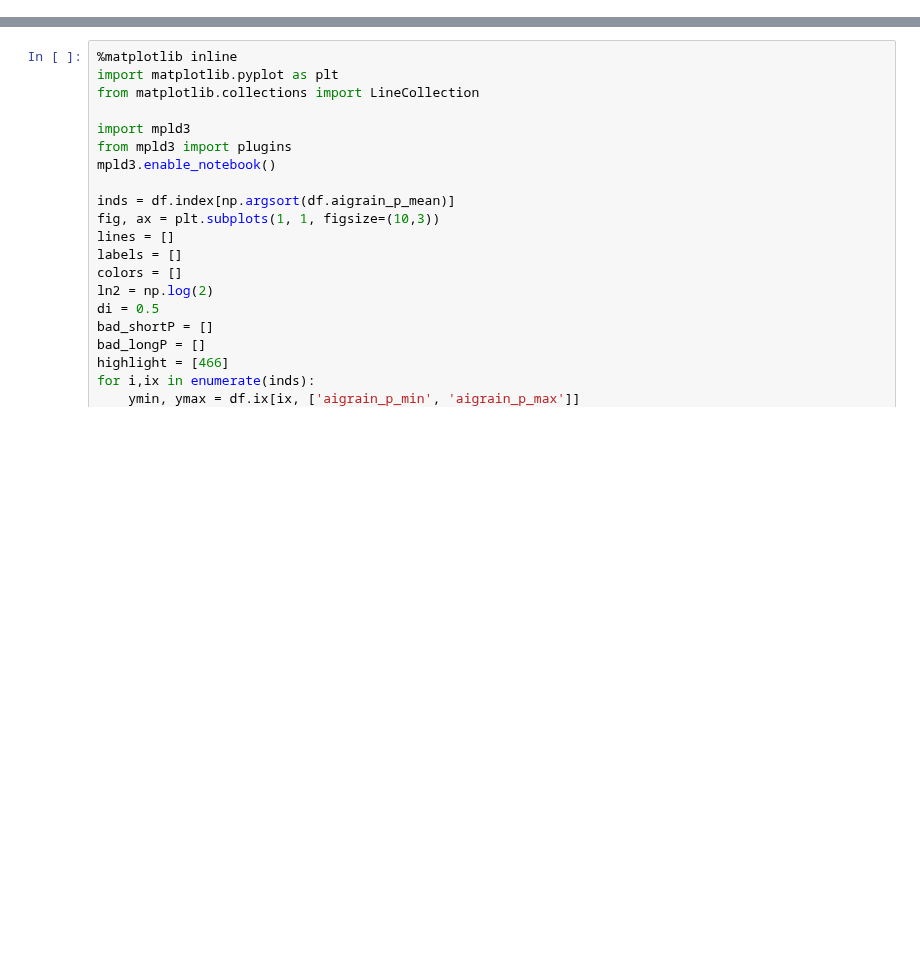
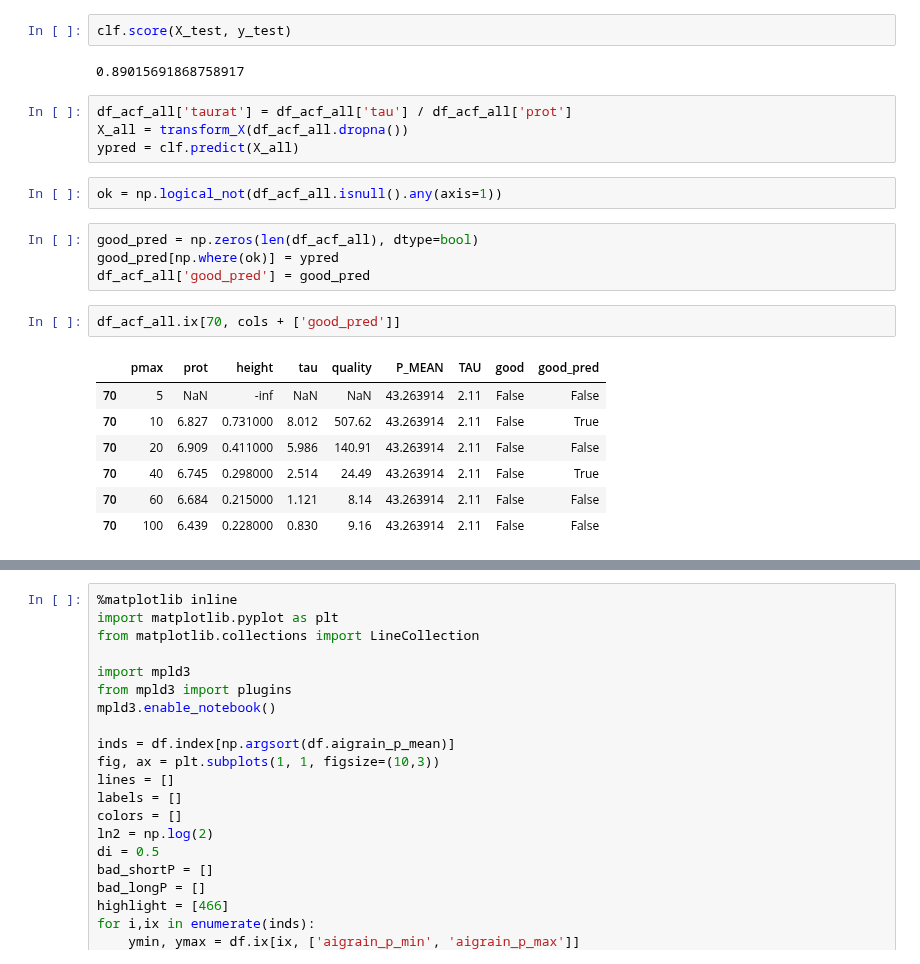
Before and after one commit to RuthAngus/GProtation, a Jupyter notebook: notebooks_tdm/summary.ipynb, the cells around one changed output, grey strips where cells are left out. Saved outputs shown, nothing was run; the diff lists cells and outputs as text; blank space fills up the shorter version.

```diff
--- a/notebooks_tdm/summary.ipynb
+++ b/notebooks_tdm/summary.ipynb
@@ -103,0 +150,24 @@ Name: 105, dtype: float64
+# %%
+clf.score(X_test, y_test)
+# %% [output]
+0.89015691868758917
+# %%
+df_acf_all['taurat'] = df_acf_all['tau'] / df_acf_all['prot']
+X_all = transform_X(df_acf_all.dropna())
+ypred = clf.predict(X_all)
+# %%
+ok = np.logical_not(df_acf_all.isnull().any(axis=1))
+# %%
+good_pred = np.zeros(len(df_acf_all), dtype=bool)
+good_pred[np.where(ok)] = ypred
+df_acf_all['good_pred'] = good_pred
+# %%
+df_acf_all.ix[70, cols + ['good_pred']]
+# %% [output]
+|  | pmax | prot | height | tau | quality | P_MEAN | TAU | good | good_pred |
+| 70 | 5 | NaN | -inf | NaN | NaN | 43.263914 | 2.11 | False | False |
+| 70 | 10 | 6.827 | 0.731000 | 8.012 | 507.62 | 43.263914 | 2.11 | False | True |
+| 70 | 20 | 6.909 | 0.411000 | 5.986 | 140.91 | 43.263914 | 2.11 | False | False |
+| 70 | 40 | 6.745 | 0.298000 | 2.514 | 24.49 | 43.263914 | 2.11 | False | True |
+| 70 | 60 | 6.684 | 0.215000 | 1.121 | 8.14 | 43.263914 | 2.11 | False | False |
+| 70 | 100 | 6.439 | 0.228000 | 0.830 | 9.16 | 43.263914 | 2.11 | False | False |
```
Also changed, not shown: parts of 16 cells of this notebook, 1 other file.
